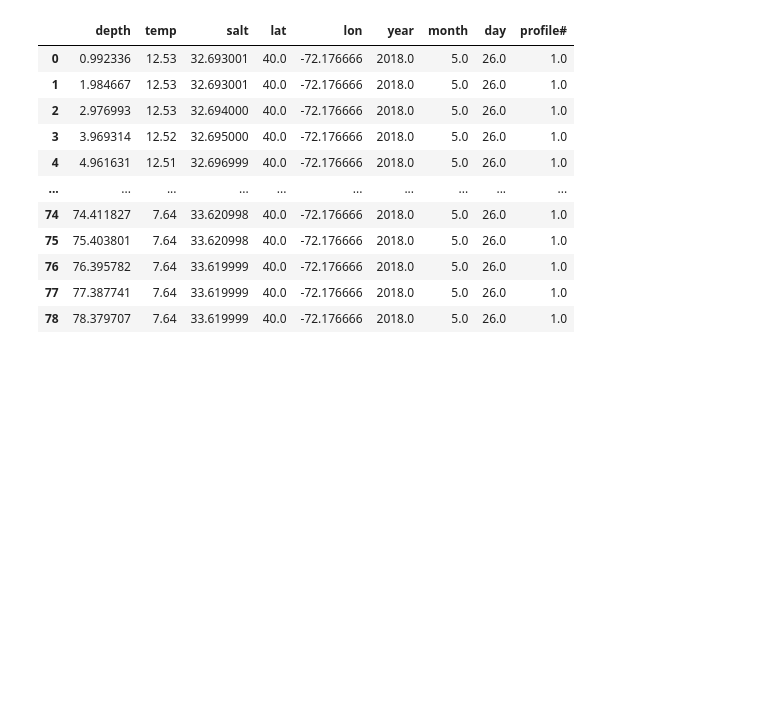
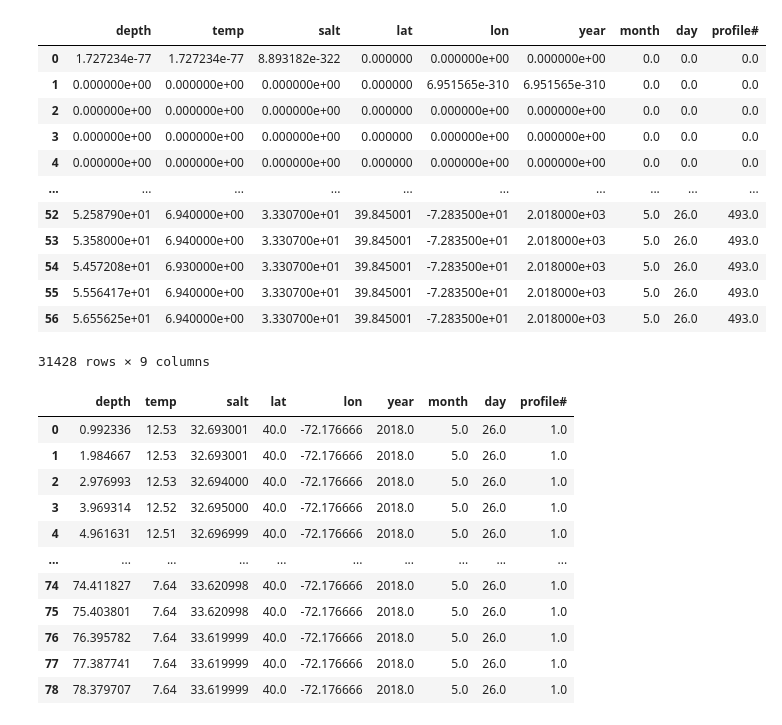
Before and after one commit to lagruenburg/cold_pool, a Jupyter notebook: Mixed_Layer_Depth.ipynb, the cells around one changed output. Drawn from its saved outputs; the diff is of its cells as text; code cells hidden in the pictures; blank space fills up the shorter version.

```diff
--- a/Mixed_Layer_Depth.ipynb
+++ b/Mixed_Layer_Depth.ipynb
@@ -85,6 +85,22 @@ for i in os.listdir("/Users/nyelab/Downloads/ocldb1618533792.17769.CTD/"):
         k=k+1
         data = data.append(data2)
         array.close()
+# %%
+data
+# %% [output]
+|  | depth | temp | salt | lat | lon | year | month | day | profile# |
+| 0 | 1.727234e-77 | 1.727234e-77 | 8.893182e-322 | 0.000000 | 0.000000e+00 | 0.000000e+00 | 0.0 | 0.0 | 0.0 |
+| 1 | 0.000000e+00 | 0.000000e+00 | 0.000000e+00 | 0.000000 | 6.951565e-310 | 6.951565e-310 | 0.0 | 0.0 | 0.0 |
+| 2 | 0.000000e+00 | 0.000000e+00 | 0.000000e+00 | 0.000000 | 0.000000e+00 | 0.000000e+00 | 0.0 | 0.0 | 0.0 |
+| 3 | 0.000000e+00 | 0.000000e+00 | 0.000000e+00 | 0.000000 | 0.000000e+00 | 0.000000e+00 | 0.0 | 0.0 | 0.0 |
+| 4 | 0.000000e+00 | 0.000000e+00 | 0.000000e+00 | 0.000000 | 0.000000e+00 | 0.000000e+00 | 0.0 | 0.0 | 0.0 |
+| ... | ... | ... | ... | ... | ... | ... | ... | ... | ... |
+| 52 | 5.258790e+01 | 6.940000e+00 | 3.330700e+01 | 39.845001 | -7.283500e+01 | 2.018000e+03 | 5.0 | 26.0 | 493.0 |
+| 53 | 5.358000e+01 | 6.940000e+00 | 3.330700e+01 | 39.845001 | -7.283500e+01 | 2.018000e+03 | 5.0 | 26.0 | 493.0 |
+| 54 | 5.457208e+01 | 6.930000e+00 | 3.330700e+01 | 39.845001 | -7.283500e+01 | 2.018000e+03 | 5.0 | 26.0 | 493.0 |
+| 55 | 5.556417e+01 | 6.940000e+00 | 3.330700e+01 | 39.845001 | -7.283500e+01 | 2.018000e+03 | 5.0 | 26.0 | 493.0 |
+| 56 | 5.655625e+01 | 6.940000e+00 | 3.330700e+01 | 39.845001 | -7.283500e+01 | 2.018000e+03 | 5.0 | 26.0 | 493.0 |
+31428 rows × 9 columns
 # %%
 test_profile = data[8:50]
 # %%
```
Also changed, not shown: parts of 2 cells of this notebook, 1 other file.
